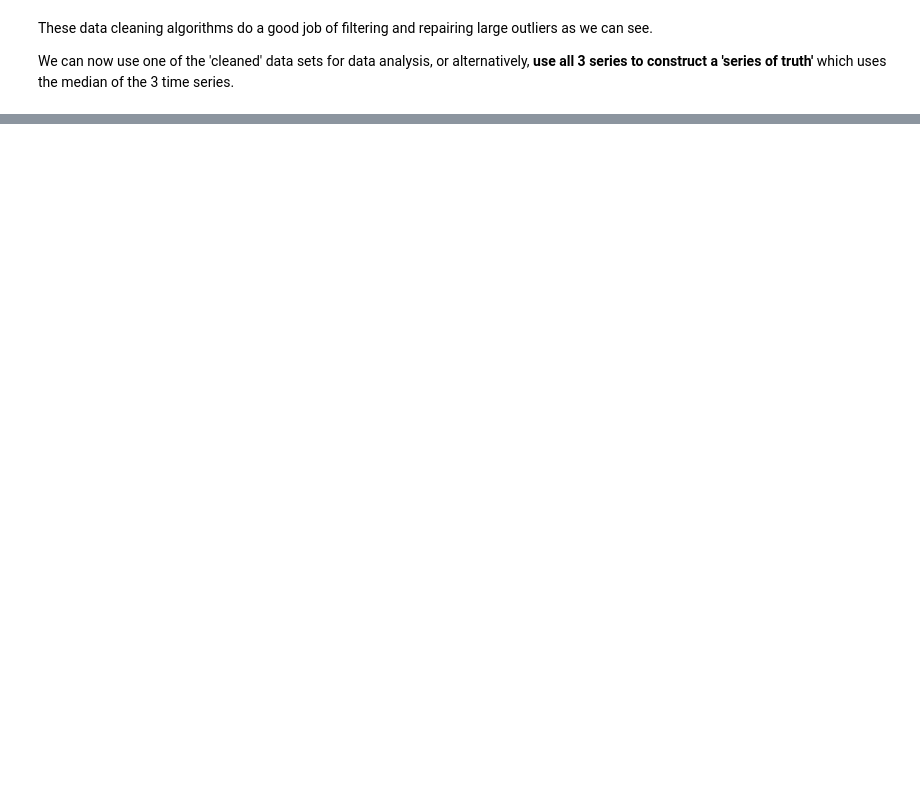
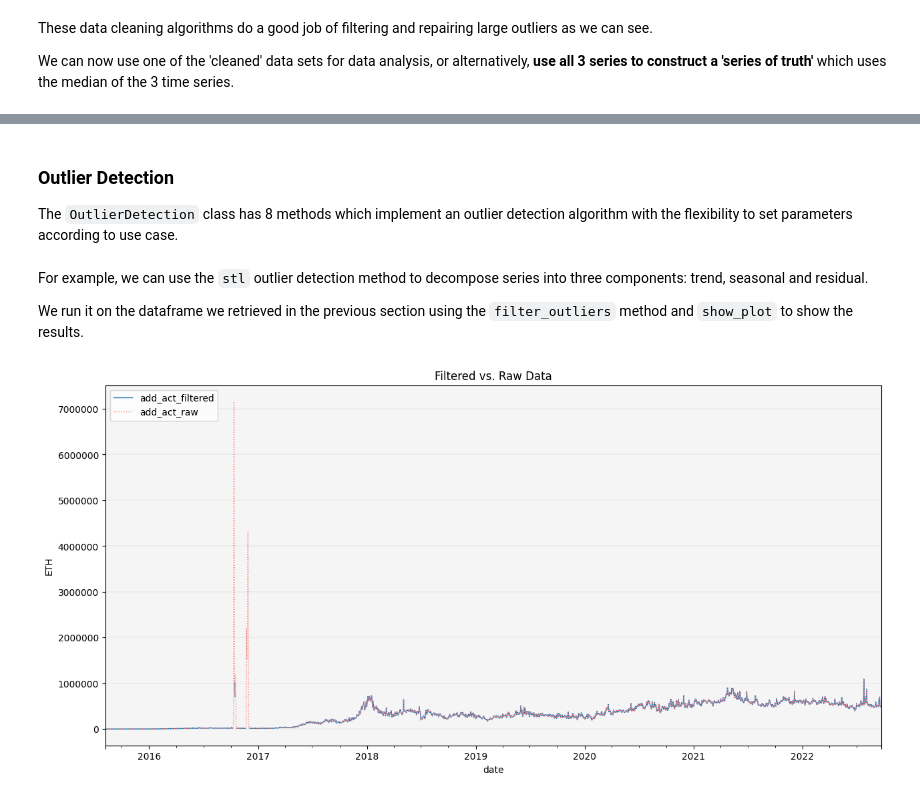
Before and after one commit to systamental/cryptodatapy, a Jupyter notebook: docs/example.ipynb, the cells around one changed output, grey strips where cells are left out. Drawn from its saved outputs; the diff is of its cells as text; code cells hidden in the pictures; blank space fills up the shorter version.

Commit message:
docs: updated example notebook

```diff
--- a/docs/example.ipynb
+++ b/docs/example.ipynb
@@ -386,0 +541,20 @@ cc.fetch_data(data_req)
+# %%
+data_req = DataRequest(
+    source='cryptocompare',  # provide the name of the supported data source, if not specified defaults to 'CCXT'
+    tickers=['btc', 'eth'],  # ticker symbols, if not specified defaults to 'btc'
+    freq = 'd',  # frequency of data, if not specified defaults to daily
+    quote_ccy = 'USDT',  # quote currency, if not specified defaults to USD/USDT
+    exch = None,  # exchance, if not specified defaults to aggregate
+    mkt_type = "spot",  # market type, if not specified defaults to spot
+    start_date = None,  # start date, if not specified defaults to beginning of data history
+    end_date = None,  # end date, if not specified defaults to end of data history
+    fields = ["close", 'volume', "add_act"],  # data fields, if not specified defaults to close
+    tz = None,  # timezone, if not specified defaults to 'UTC'
+    inst = None,  # institution name, only necessary when retrieving data from institution, e.g. grayscale
+    cat = None,  # category of asset or data, must be specified when data source provides data for many asset classes
+    trials = 3,  # number of tries when requesting data, defaults to 3
+    pause = 0.1,  # pause between trials to avoid rate limits, defaults to 0.1 sec
+    source_tickers = None,  # tickers in data source format, overrides tickers parameter when specified
+    source_freq = None,  # frequency in data source format, overrides tickers parameter when specified
+    source_fields = None,  # fields in data source format, overrides tickers parameter when specified
+           )
@@ -386,0 +597,2 @@ cc.fetch_data(data_req)
+# %%
+df = GetData(data_req).get_series()
@@ -386,0 +618,12 @@ cc.fetch_data(data_req)
+# %% [markdown]
+### Outlier Detection <a class="anchor" id="od"></a>
+
+The `OutlierDetection` class has 8 methods which implement an outlier detection algorithm with the flexibility to set parameters according to use case.
+# %% [markdown]
+For example, we can use the `stl` outlier detection method to decompose series into three components: trend, seasonal and residual.
+
+We run it on the dataframe we retrieved in the previous section using the `filter_outliers` method and `show_plot` to show the results.
+# %%
+CleanData(df).filter_outliers(od_method='stl', thresh_val=20).show_plot(plot_series=('ETH', 'add_act'))
+# %% [output]
+[figure, added]
```
Also changed, not shown: parts of 171 cells of this notebook.
